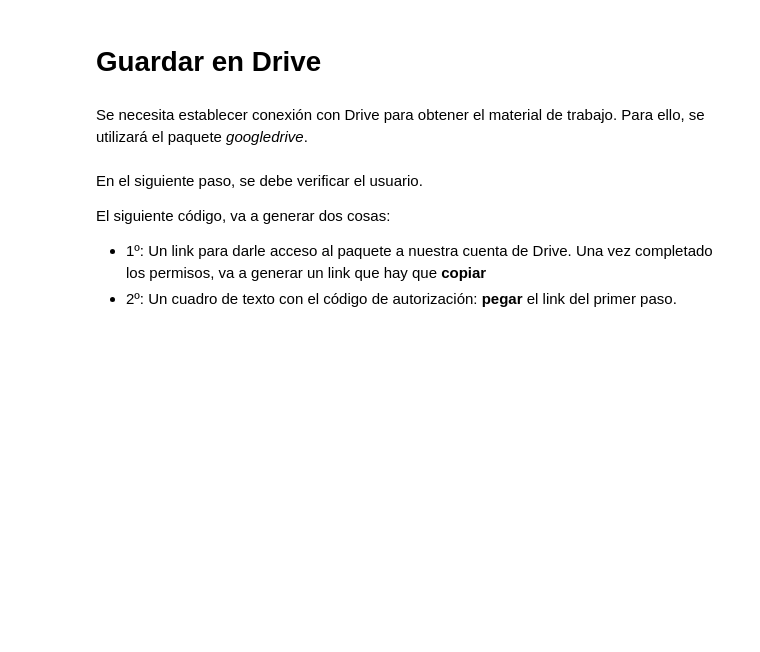
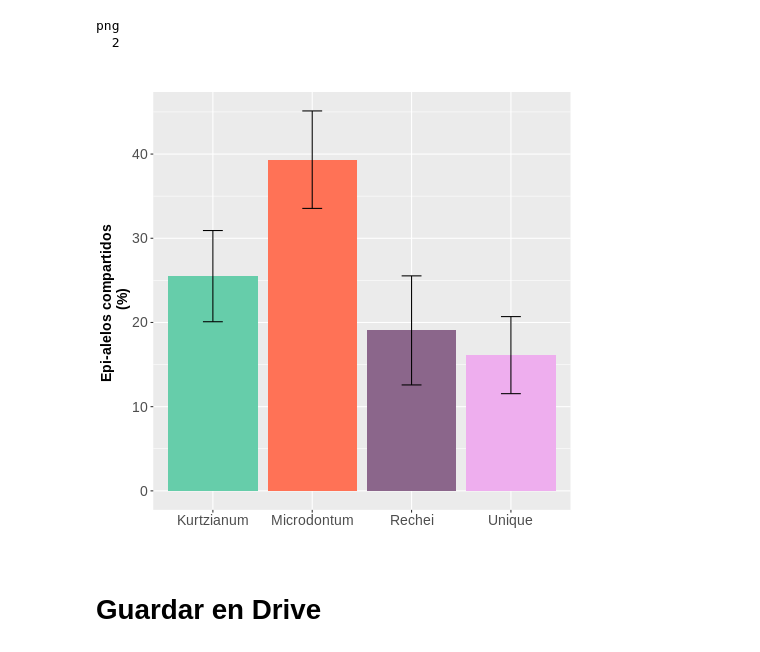
Before and after one commit to VeronicaNoe/EpiEvo, a Jupyter notebook: cuadernos/TP1_MSAP.ipynb, the cells around one changed output. Cells and saved outputs as stored; diff of their text form; code cells hidden in the pictures; blank space fills up the shorter version.

```diff
--- a/cuadernos/TP1_MSAP.ipynb
+++ b/cuadernos/TP1_MSAP.ipynb
@@ -202,19 +334,19 @@ summaryComparacion
 # %%
 #@title Gráfico
-ggplot(summaryComparacion,aes(x=Especies,y=mean, fill=Especies))+ geom_bar(stat="identity", position=position_dodge(), show.legend = F) +
+%%R
+p<-ggplot(summaryComparacion,aes(x=Especies,y=mean, fill=Especies))+ geom_bar(stat="identity", position=position_dodge(), show.legend = F) +
 geom_errorbar(aes(ymin=mean-sd, ymax=mean+sd), width=.2, position=position_dodge(.9)) +
 scale_fill_manual(values=c('aquamarine3', 'coral1', 'plum4', 'plum2')) +
 labs(title="", x="", y = "Epi-alelos compartidos \n (%)")+ theme(axis.text=element_text(size=14),
         axis.title=element_text(size=14,face="bold"))
+plot(p)
 pdf("/content/plots/comparaciónHibridos.pdf")
-ggplot(summaryComparacion,aes(x=Especies,y=mean, fill=Especies))+ geom_bar(stat="identity", position=position_dodge(), show.legend = F) +
-geom_errorbar(aes(ymin=mean-sd, ymax=mean+sd), width=.2, position=position_dodge(.9)) +
-scale_fill_manual(values=c('aquamarine3', 'coral1', 'plum4', 'plum2')) +
-labs(title="", x="", y = "Epi-alelos compartidos \n (%)")+ theme(axis.text=element_text(size=14),
-        axis.title=element_text(size=14,face="bold"))
+plot(p)
 dev.off()
+# %% [output]
+png
+  2
+[figure, added]
 # %% [markdown]
+<a name="step-3"></a>
 # Guardar en Drive
-# %% [markdown]
-Se necesita establecer conexión con Drive para obtener el material de trabajo.
-Para ello, se utilizará el paquete *googledrive*.
@@ -236,6 +352,0 @@ options(rlang_interactive=TRUE)
-# %% [markdown]
-En el siguiente paso, se debe verificar el usuario.
-
-El siguiente código, va a generar dos cosas:
-- 1º: Un link para darle acceso al paquete a nuestra cuenta de Drive. Una vez completado los permisos, va a generar un link que hay que **copiar**
-- 2º: Un cuadro de texto con el código de autorización: **pegar** el link del primer paso.
```
Also changed, not shown: parts of 38 cells of this notebook, 4 other files.
